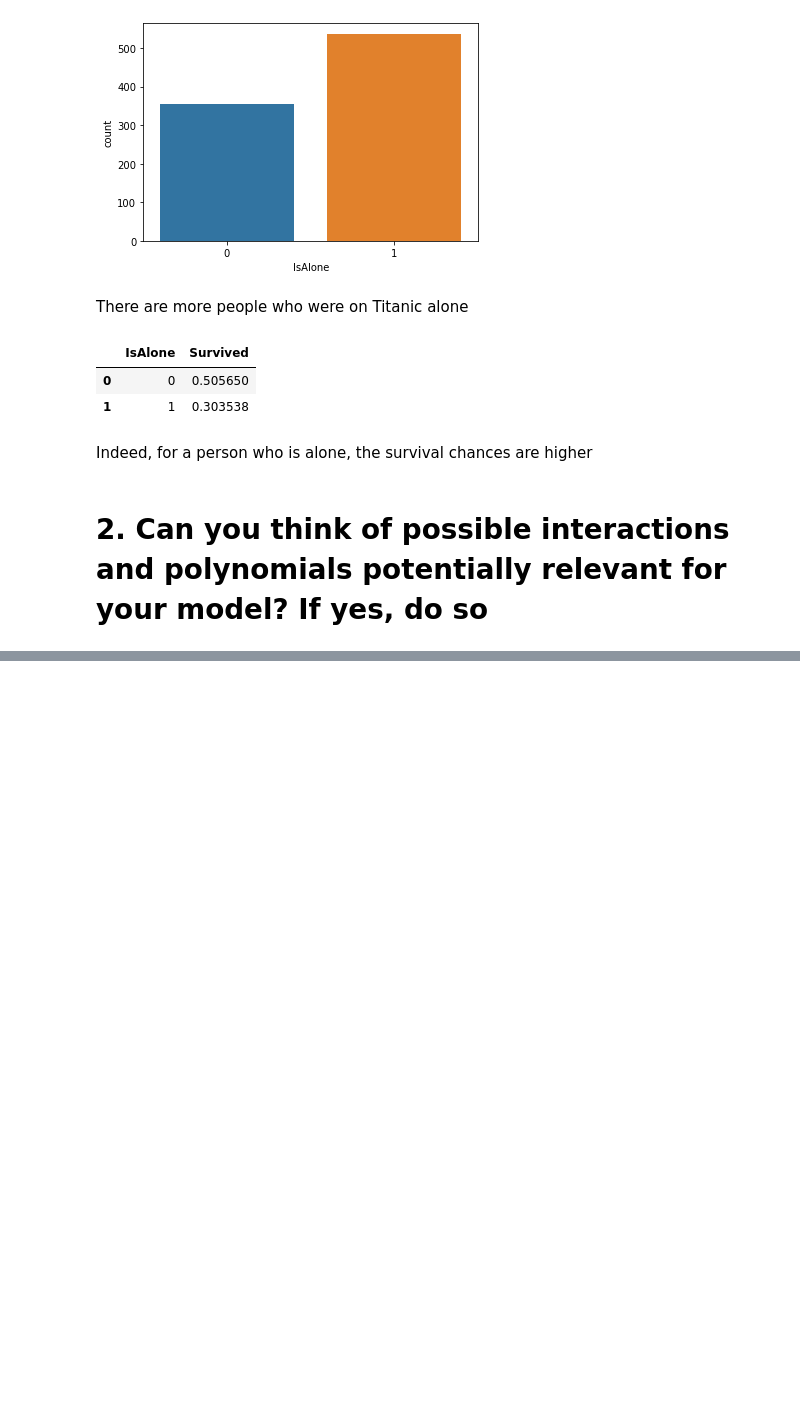
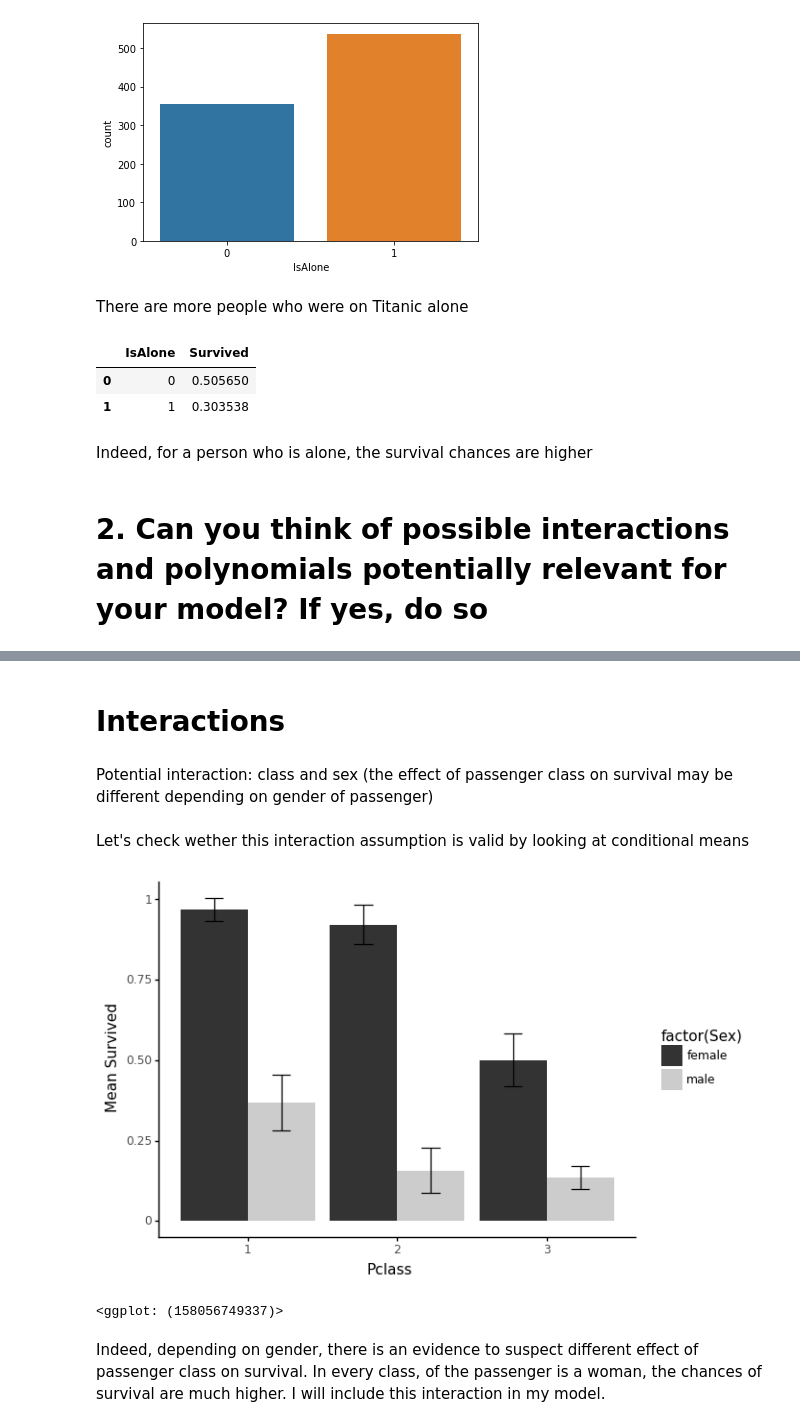
Before and after one commit to pilipentseva/nlp_assignment1, a Jupyter notebook: Assignment 1.ipynb, the cells around one changed output, grey strips where cells are left out. Cells and saved outputs as stored; diff of their text form; code cells hidden in the pictures; blank space fills up the shorter version.

```diff
--- a/Assignment 1.ipynb
+++ b/Assignment 1.ipynb
@@ -198,0 +194,53 @@ Potential interactions:
+# %%
+train['Age_sq'] = train['Age']**2
+test['Age_sq'] = test['Age']**2
+# %% [markdown]
+# Interactions
+# %% [markdown]
+Potential interaction: class and sex (the effect of passenger class on survival may be different depending on gender of passenger)
+# %% [markdown]
+Let's check wether this interaction assumption is valid by looking at conditional means
+# %%
+def diff_by_variables(train, factor_var, dummy_var):
+    stats = train.groupby([factor_var, dummy_var]).agg(
+        Mean=("Survived", np.mean), sd=("Survived", np.std), size=("Survived", "size")
+    )
+    stats["se"] = stats["sd"] / stats["size"] ** (1 / 2)
+    stats["Mean_l"] = stats["Mean"] - (1.96 * stats["se"])
+    stats["Mean_u"] = stats["Mean"] + (1.96 * stats["se"])
+    stats = stats.drop(["sd", "size"], axis=1).reset_index()
+    plot = (
+        ggplot(
+            stats,
+            aes(
+                stats.columns[0],
+                stats.columns[2],
+                fill="factor(" + stats.columns[1] + ")",
+            ),
+        )
+        + geom_bar(stat="identity", position=position_dodge(width=0.9))
+        + geom_errorbar(
+            aes(ymin="Mean_l", ymax="Mean_u"),
+            position=position_dodge(width=0.9),
+            width=0.25,
+        )
+        + ylab("Mean Survived")
+        + theme_bw()
+        + theme(
+            panel_grid_major=element_blank(),
+            panel_grid_minor=element_blank(),
+            panel_border=element_blank(),
+            axis_line=element_line(),
+        )
+        + scale_fill_grey()
+    )
+
+    return plot
+# definition of function is taken from Data Analysis by Gabor Bekes and Gabor Kezdi: https://github.com/gabors-data-analysis/da_case_studies
+# %%
+diff_by_variables(train, 'Pclass', 'Sex') #let's plot
+# %% [output]
+[figure, added]
+<ggplot: (158056749337)>
+# %% [markdown]
+Indeed, depending on gender, there is an evidence to suspect different effect of passenger class on survival. In every class, of the passenger is a woman, the chances of survival are much higher. I will include this interaction in my model.
```
Also changed, not shown: parts of 7 cells of this notebook.
